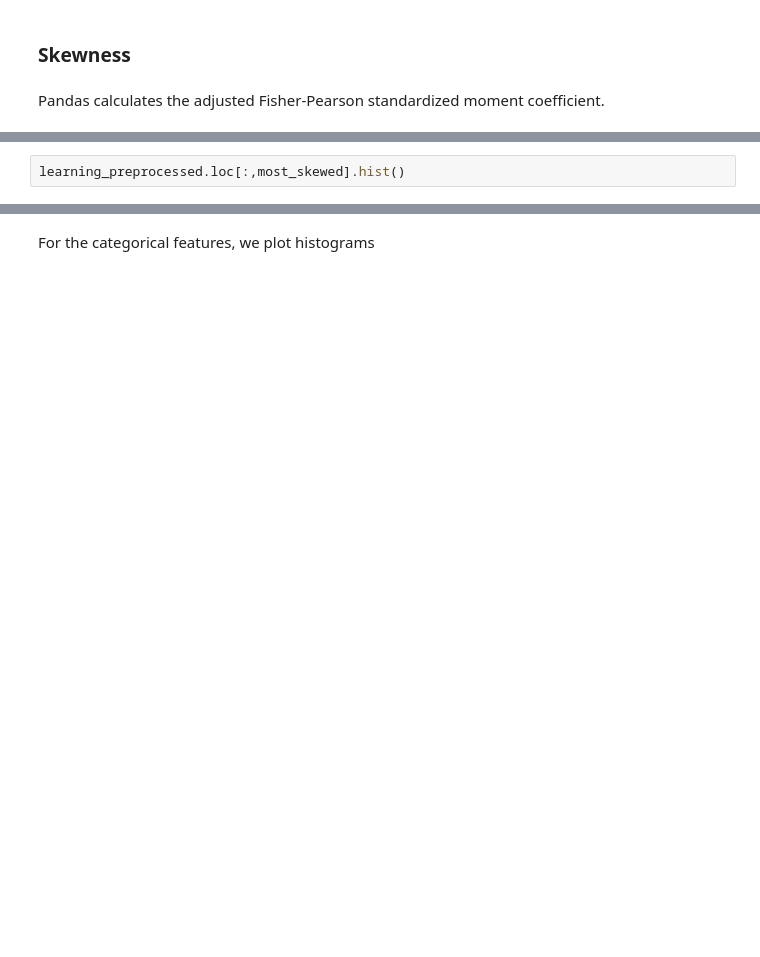
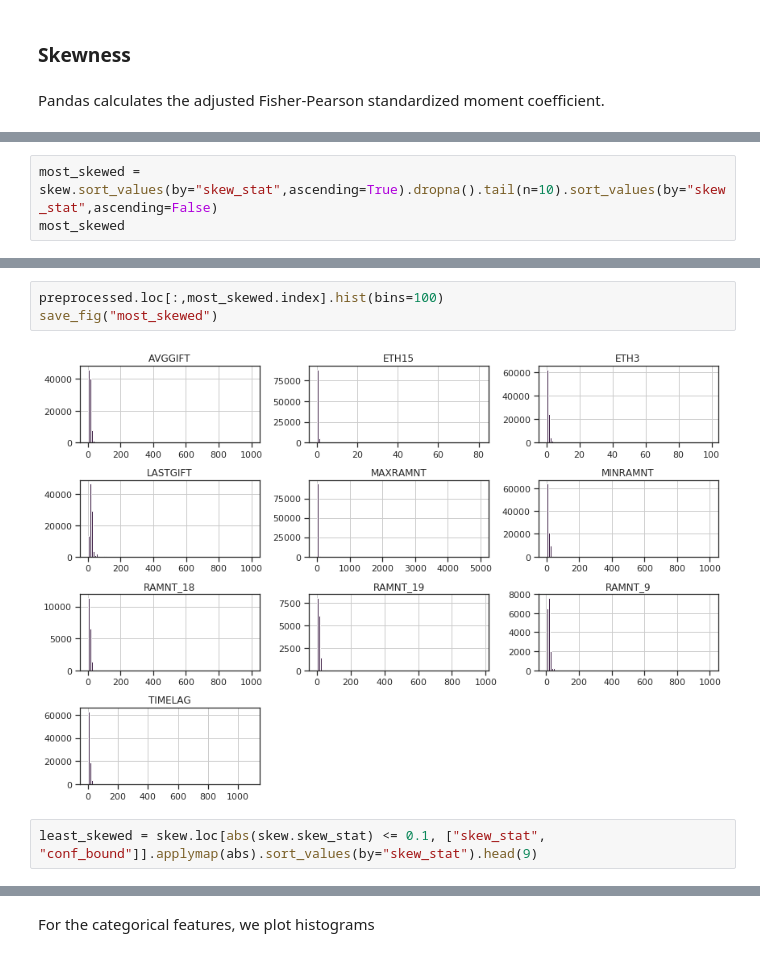
Before and after one commit to datarian/master-thesis-msc-statistics, a Jupyter notebook: notebooks/3_EDA.ipynb, the cells around one changed output, grey strips where cells are left out. Drawn from its saved outputs; the diff is of its cells as text; blank space fills up the shorter version.

```diff
--- a/notebooks/3_EDA.ipynb
+++ b/notebooks/3_EDA.ipynb
@@ -98,0 +118,3 @@ most_skewed
+# %%
+most_skewed = skew.sort_values(by="skew_stat",ascending=True).dropna().tail(n=10).sort_values(by="skew_stat",ascending=False)
+most_skewed
@@ -99,2 +167,7 @@ most_skewed
 # %%
-learning_preprocessed.loc[:,most_skewed].hist()
+preprocessed.loc[:,most_skewed.index].hist(bins=100)
+save_fig("most_skewed")
+# %% [output]
+[figure, added]
+# %%
+least_skewed = skew.loc[abs(skew.skew_stat) <= 0.1, ["skew_stat", "conf_bound"]].applymap(abs).sort_values(by="skew_stat").head(9)
```
Also changed, not shown: parts of 83 cells of this notebook, 6 other files.
